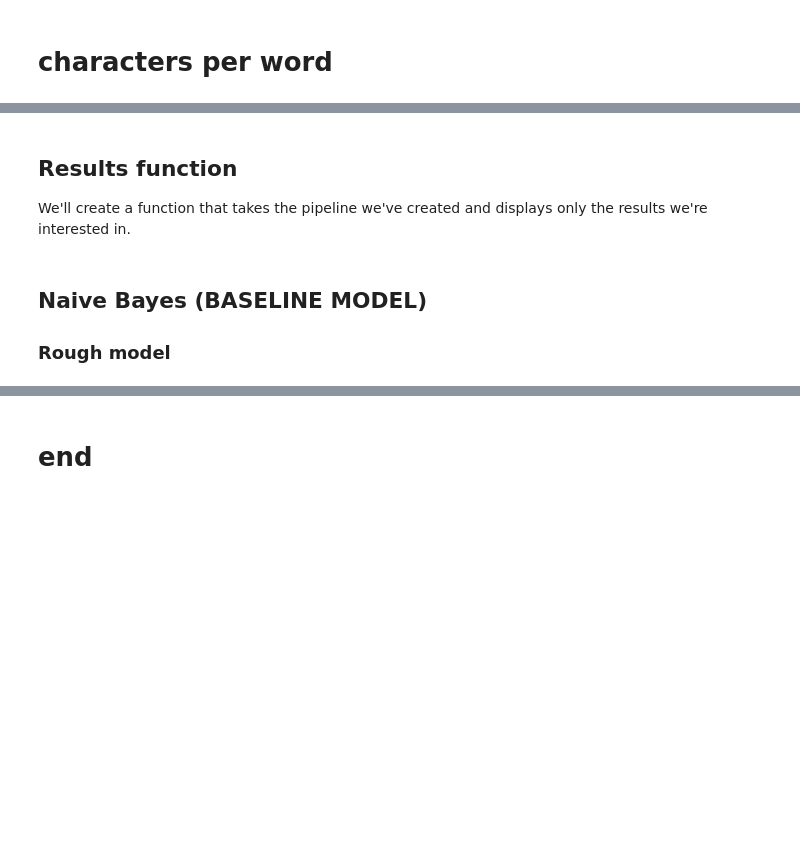
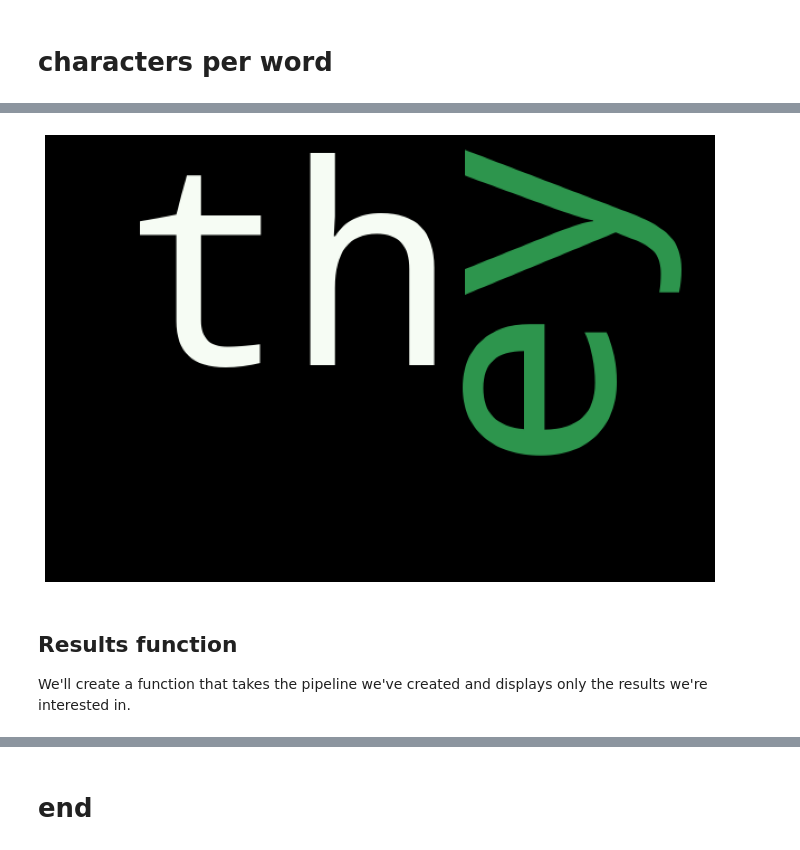
Before and after one commit to aarongalbraith/flatiron-phase5-project, a Jupyter notebook: notebooks/project_notebook.ipynb, the cells around one changed output, grey strips where cells are left out. Saved outputs shown, nothing was run; the diff lists cells and outputs as text; code cells hidden in the pictures; blank space fills up the shorter version.

Commit message:
solved many modeling issues and navigated wordcloud snag

```diff
--- a/notebooks/project_notebook.ipynb
+++ b/notebooks/project_notebook.ipynb
@@ -1941,0 +1045,2 @@ X_train, X_test, y_train, y_test = train_test_split(X, y, test_size=0.2, random_
+# %%
+ff = ["me", 'you', 'th"ey', 'we', "we"]
@@ -1941,0 +1049,20 @@ X_train, X_test, y_train, y_test = train_test_split(X, y, test_size=0.2, random_
+# %%
+def make_wordcloud(wordlist, colormap='Greens', title=None):
+    # instantiate wordcloud
+    wordcloud = WordCloud(
+        width=600,
+        height=400,
+        colormap=colormap,
+        collocations = True
+    )
+    return wordcloud.generate(','.join(wordlist))
+
+def plot_wordcloud(wordcloud):
+    # plot wordcloud
+    plt.figure(figsize = (12, 15))
+    plt.imshow(wordcloud)
+    plt.axis('off');
+# %%
+plot_wordcloud(make_wordcloud(ff))
+# %% [output]
+[figure, added]
@@ -1957,6 +1094,3 @@ def model_results(pipeline):
     plot_confusion_matrix(estimator=pipeline, X=X_test, y_true=y_test, cmap='Greens',
                           normalize='true',
                           display_labels=['Non-positive', 'Positive'])
-# %% [markdown]
-## Naive Bayes (BASELINE MODEL)
-### Rough model
```
Also changed, not shown: parts of 245 cells of this notebook, 2 other files.
